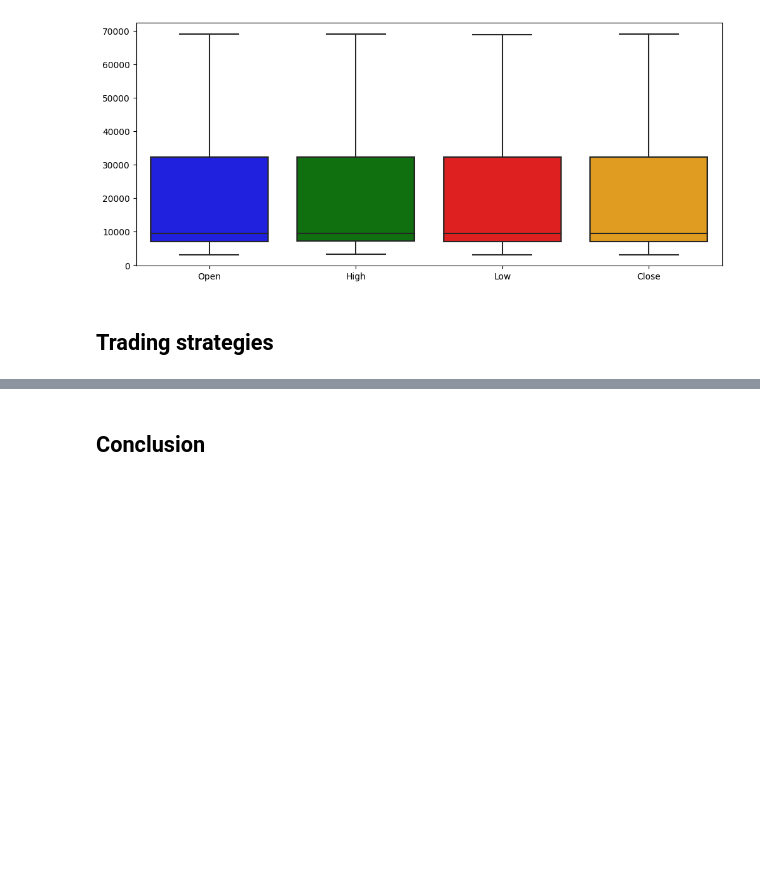
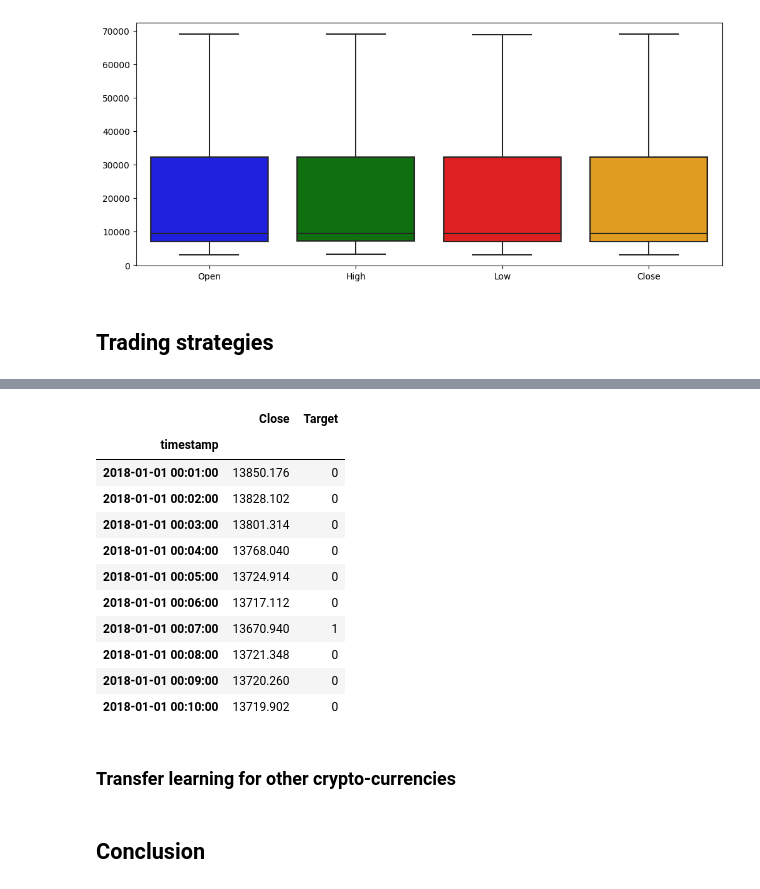
Before and after one commit to lcsrodriguez/cryptotrading, a Jupyter notebook: main.ipynb, the cells around one changed output, grey strips where cells are left out. Cells and saved outputs as stored; diff of their text form; code cells hidden in the pictures; blank space fills up the shorter version.

```diff
--- a/main.ipynb
+++ b/main.ipynb
@@ -360,3 +378,23 @@ sns.boxplot(data=df_dict[get_asset_id("Bitcoin")][OHLC], showfliers=True);
+# %%
+# Defining the target variable
+df_btc["Target"] = np.where(df_btc["Close"].shift(-1) > df_btc["Close"], 1, 0)
+# %%
+df_btc[["Close", "Target"]].head(10)
+# %% [output]
+|  | Close | Target |
+| timestamp |  |  |
+| 2018-01-01 00:01:00 | 13850.176 | 0 |
+| 2018-01-01 00:02:00 | 13828.102 | 0 |
+| 2018-01-01 00:03:00 | 13801.314 | 0 |
+| 2018-01-01 00:04:00 | 13768.040 | 0 |
+| 2018-01-01 00:05:00 | 13724.914 | 0 |
+| 2018-01-01 00:06:00 | 13717.112 | 0 |
+| 2018-01-01 00:07:00 | 13670.940 | 1 |
+| 2018-01-01 00:08:00 | 13721.348 | 0 |
+| 2018-01-01 00:09:00 | 13720.260 | 0 |
+| 2018-01-01 00:10:00 | 13719.902 | 0 |
+# %% [markdown]
+### Transfer learning for other crypto-currencies
 # %% [markdown]
 ## Conclusion
 # %% [markdown]
```
Also changed, not shown: parts of 4 cells of this notebook.
